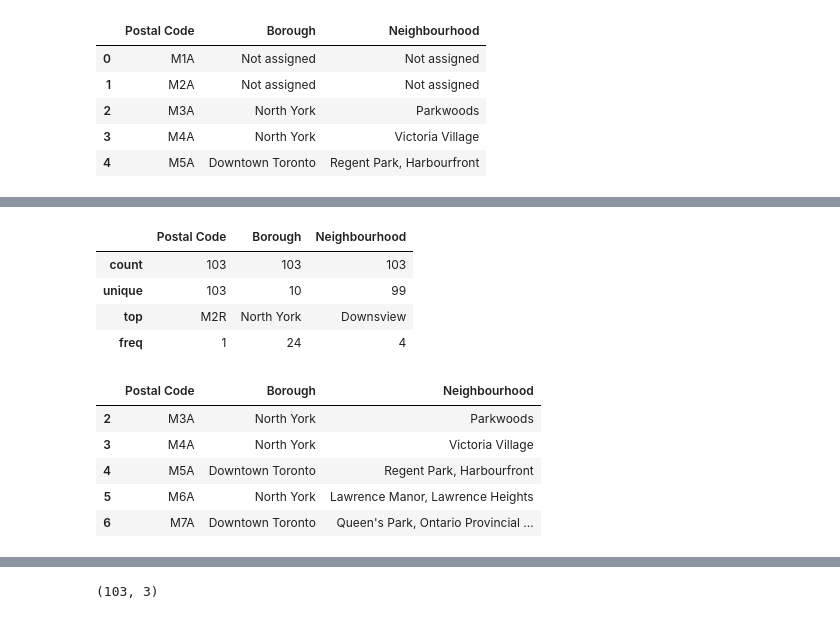
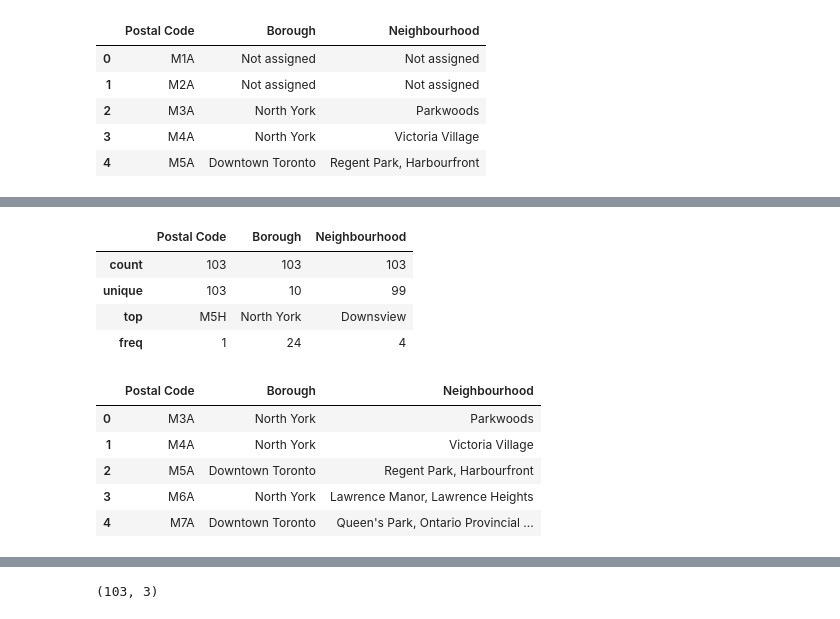
Before and after one commit to janelleamet/Coursera_Capstone, a Jupyter notebook: Segmenting & Clustering Neighbourhoods in Toronto.ipynb, the cells around one changed output, grey strips where cells are left out. Drawn from its saved outputs; the diff is of its cells as text; code cells hidden in the pictures.

```diff
--- a/Segmenting & Clustering Neighbourhoods in Toronto.ipynb
+++ b/Segmenting & Clustering Neighbourhoods in Toronto.ipynb
@@ -56,21 +50,21 @@ df.describe(include='all')
 | freq | 1 | 77 | 77 |
 # %%
-# Drop cells where borough is 'Not assigned' and then check the number of rows and unique values
-df = df[df.Borough != 'Not assigned']
+# Drop cells where borough is 'Not assigned', reset the index in the dataframe and then check the number of rows and unique values
+df = df[df.Borough != 'Not assigned'].reset_index(drop=True)
 df.describe(include='all')
 # %% [output]
 |  | Postal Code | Borough | Neighbourhood |
 | count | 103 | 103 | 103 |
 | unique | 103 | 10 | 99 |
-| top | M2R | North York | Downsview |
+| top | M5H | North York | Downsview |
 | freq | 1 | 24 | 4 |
 # %%
 # Visual of the data, check that postal code is unique and separated by a comma
 df.head()
 # %% [output]
 |  | Postal Code | Borough | Neighbourhood |
-| 2 | M3A | North York | Parkwoods |
-| 3 | M4A | North York | Victoria Village |
-| 4 | M5A | Downtown Toronto | Regent Park, Harbourfront |
-| 5 | M6A | North York | Lawrence Manor, Lawrence Heights |
-| 6 | M7A | Downtown Toronto | Queen's Park, Ontario Provincial ... |
+| 0 | M3A | North York | Parkwoods |
+| 1 | M4A | North York | Victoria Village |
+| 2 | M5A | Downtown Toronto | Regent Park, Harbourfront |
+| 3 | M6A | North York | Lawrence Manor, Lawrence Heights |
+| 4 | M7A | Downtown Toronto | Queen's Park, Ontario Provincial ... |
```
Also changed, not shown: parts of 35 cells of this notebook.
